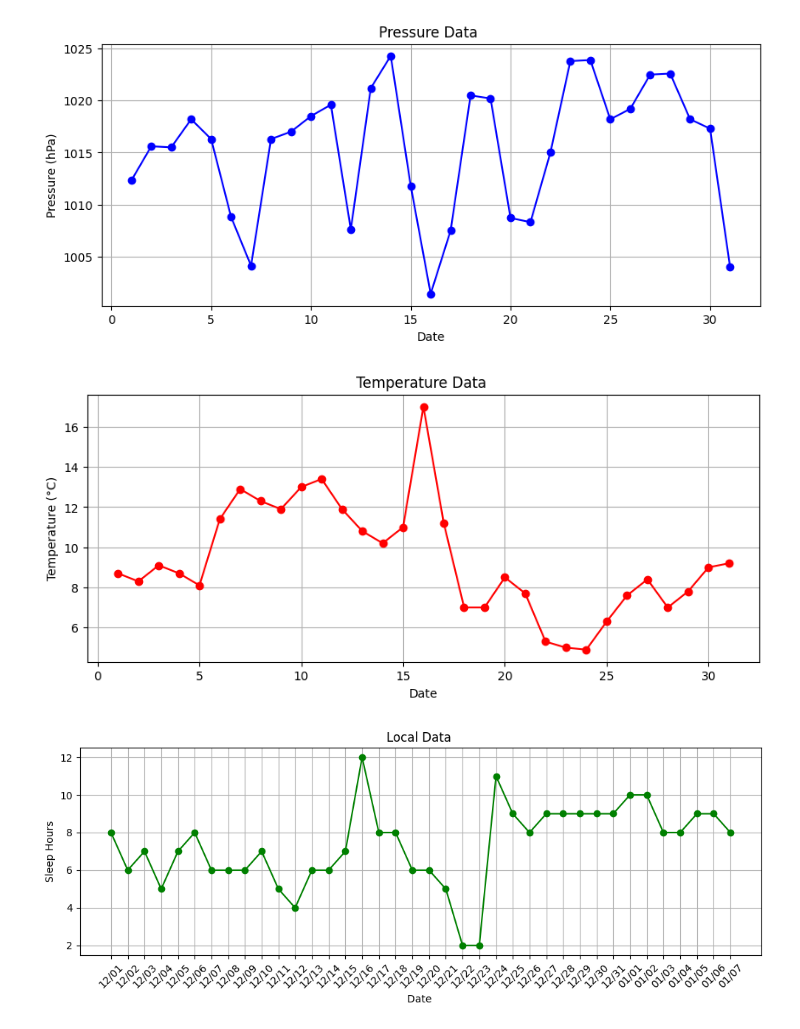
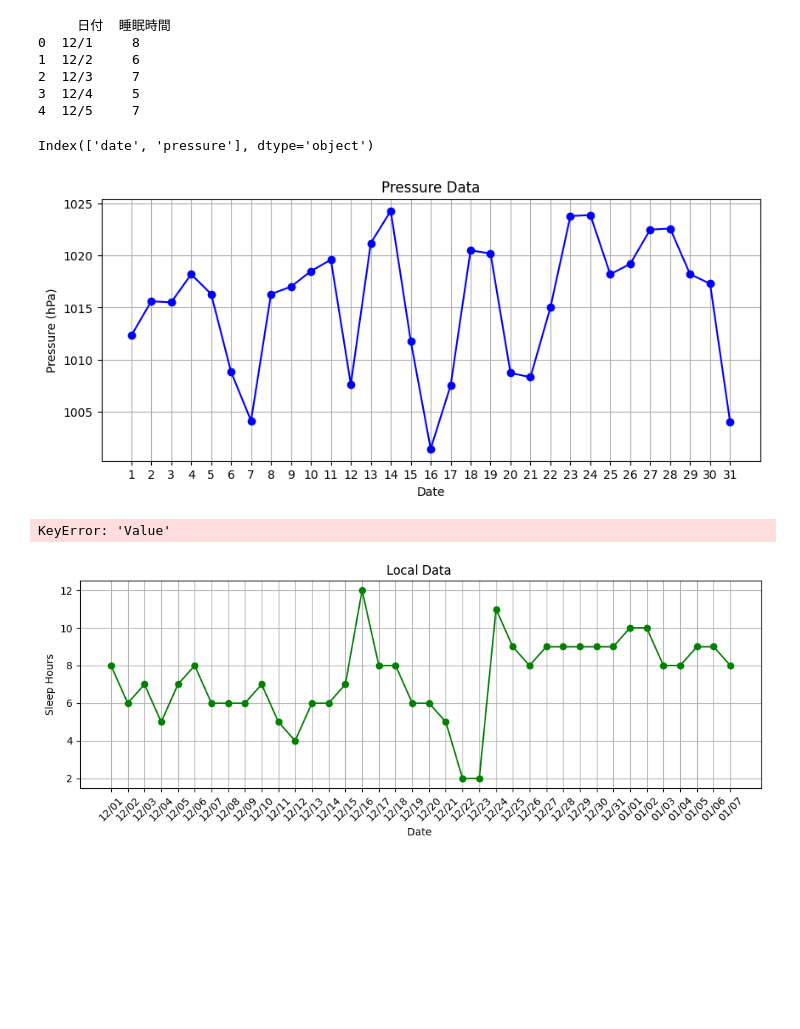
Before and after one commit to ss2322052/DS_Pro, a Jupyter notebook: analysis/analisis.ipynb, the cells around one changed output. Cells and saved outputs as stored; diff of their text form; code cells hidden in the pictures; blank space fills up the shorter version.

```diff
--- a/analysis/analisis.ipynb
+++ b/analysis/analisis.ipynb
@@ -10,18 +5,50 @@ local_data = pd.read_csv('/Users/hayakawafutaba/Lecture/DSPR/DS_Pro/local.csv')
+# %%
+# データベースに接続
+conn = sqlite3.connect('/Users/hayakawafutaba/Lecture/DSPR/DS_Pro/Scraping/weather_data.db')
+# データをPandas DataFrameに読み込む
+temperature_data = pd.read_sql_query('SELECT * FROM temperature', conn)
+pressure_data = pd.read_sql_query('SELECT * FROM pressure', conn)
+
+# データベースをクローズ
+conn.close()
+# %%
+# データベースに接続
+conn1 = sqlite3.connect('/Users/hayakawafutaba/Lecture/DSPR/DS_Pro/local/local.db')
+
+# データをPandas DataFrameに読み込む
+local_data = pd.read_sql_query('SELECT * FROM sleep_data', conn1)
+
+# データベースをクローズ
+conn1.close()
+
+# データの確認（オプション）
+print(local_data.head())
+# %% [output]
+     日付  睡眠時間
+0  12/1     8
+1  12/2     6
+2  12/3     7
+3  12/4     5
+4  12/5     7
 # %%
 import matplotlib.pyplot as plt
+# %%
+print(pressure_data.columns)
+# %% [output]
+Index(['date', 'pressure'], dtype='object')
 # %%
-pressure_data['Value'] = pressure_data['Value'].str.replace(' hPa', '').astype(float)
+pressure_data['pressure'] = pressure_data['pressure'].str.replace(' hPa', '').astype(float)
 
-# 数値部分のみを抽出しfloat型に変換
+# プロットの作成
 plt.figure(figsize=(10, 4))
-plt.plot(pressure_data['Date'], pressure_data['Value'], marker='o', color='blue')
-plt.title('Pressure Data ')
+plt.plot(pressure_data['date'], pressure_data['pressure'], marker='o', color='blue')
+plt.title('Pressure Data')
 plt.xlabel('Date')
 plt.ylabel('Pressure (hPa)')
 plt.grid(True)
 plt.show()
 # %% [output]
-[figure, old version]
+[figure, new version]
 # %%
 
 
@@ -37,6 +64,6 @@ plt.ylabel('Temperature (°C)')
 plt.grid(True)
 plt.show()
 # %% [output]
-[figure, removed]
+KeyError: 'Value'
 # %%
 
```
Also changed, not shown: parts of 3 cells of this notebook.
